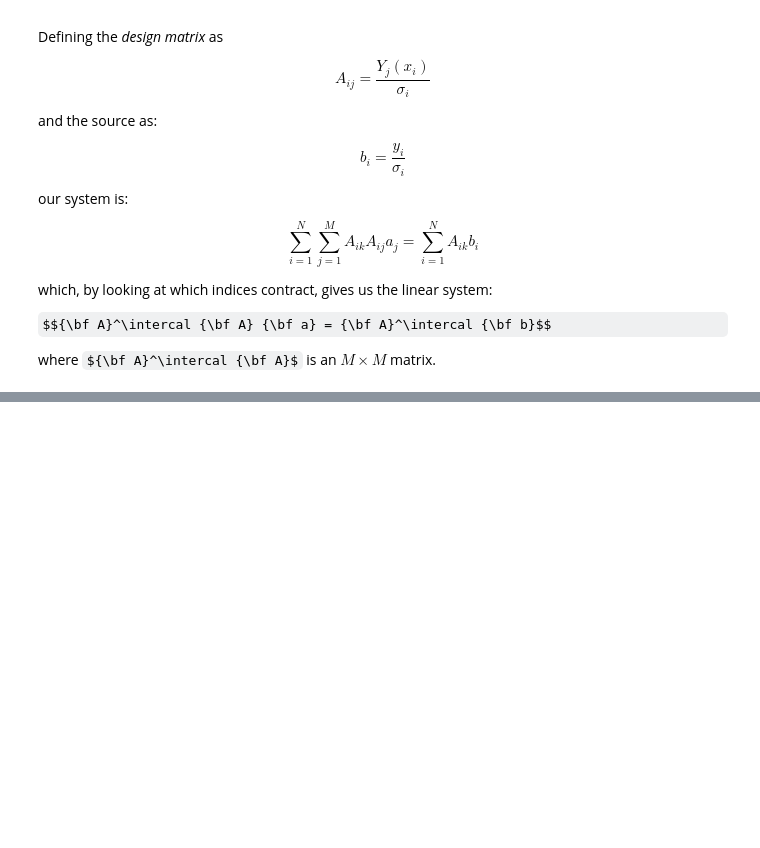
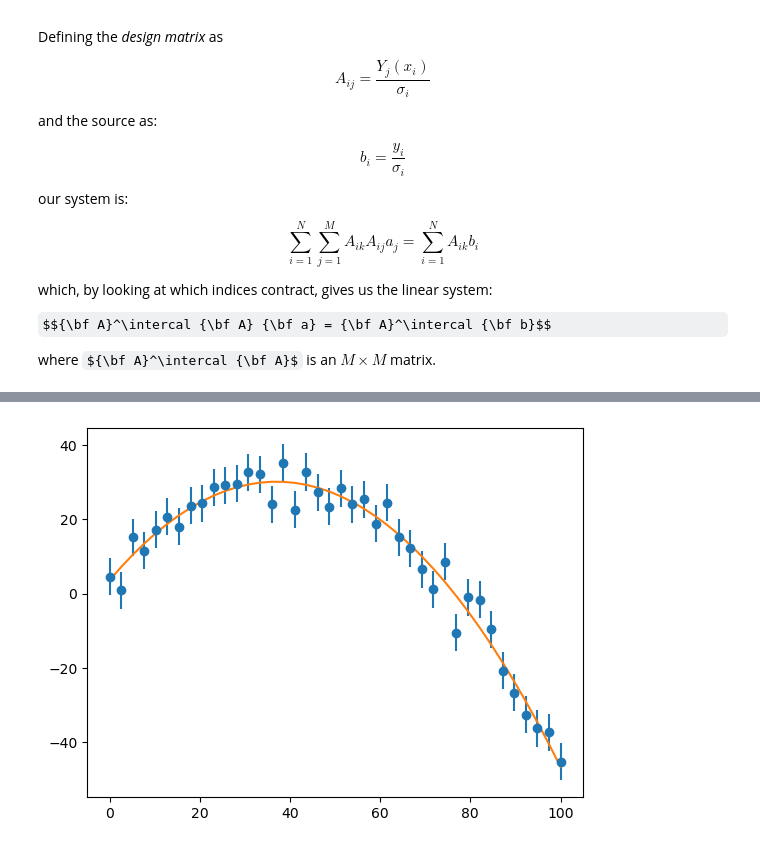
Before and after one commit to zingale/computational_astrophysics, a Jupyter notebook: content/fitting/generalized-linear-least-squares.ipynb, the cells around one changed output, grey strips where cells are left out. Saved outputs shown, nothing was run; the diff lists cells and outputs as text; code cells hidden in the pictures; some formulas as TeX source; blank space fills up the shorter version.

```diff
--- a/content/fitting/generalized-linear-least-squares.ipynb
+++ b/content/fitting/generalized-linear-least-squares.ipynb
@@ -52,0 +141,5 @@ where ${\bf A}^\intercal {\bf A}$ is an $M\times M$ matrix.
+# %%
+ax.plot(x, a[0] + a[1]*x + a[2]*x*x)
+fig
+# %% [output]
+[figure, added]
```
Also changed, not shown: parts of 9 cells of this notebook.
